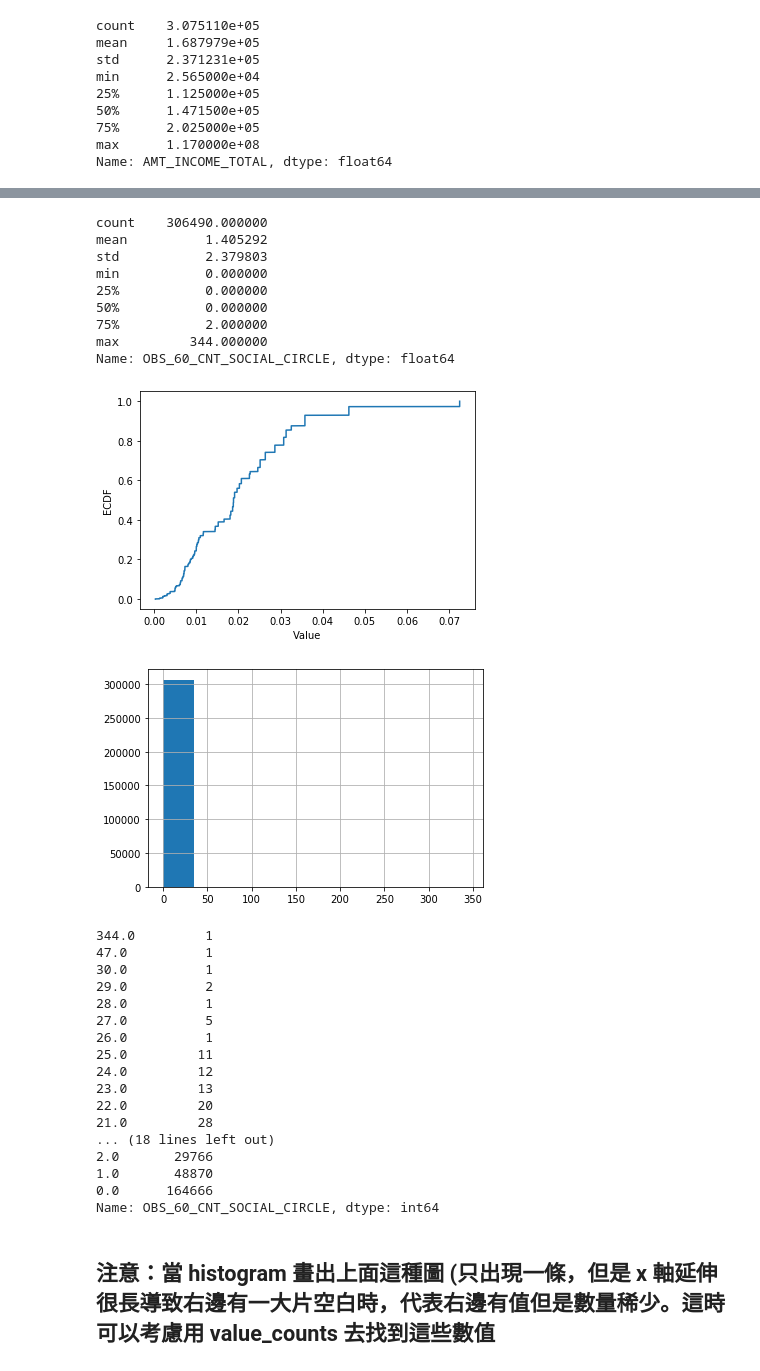
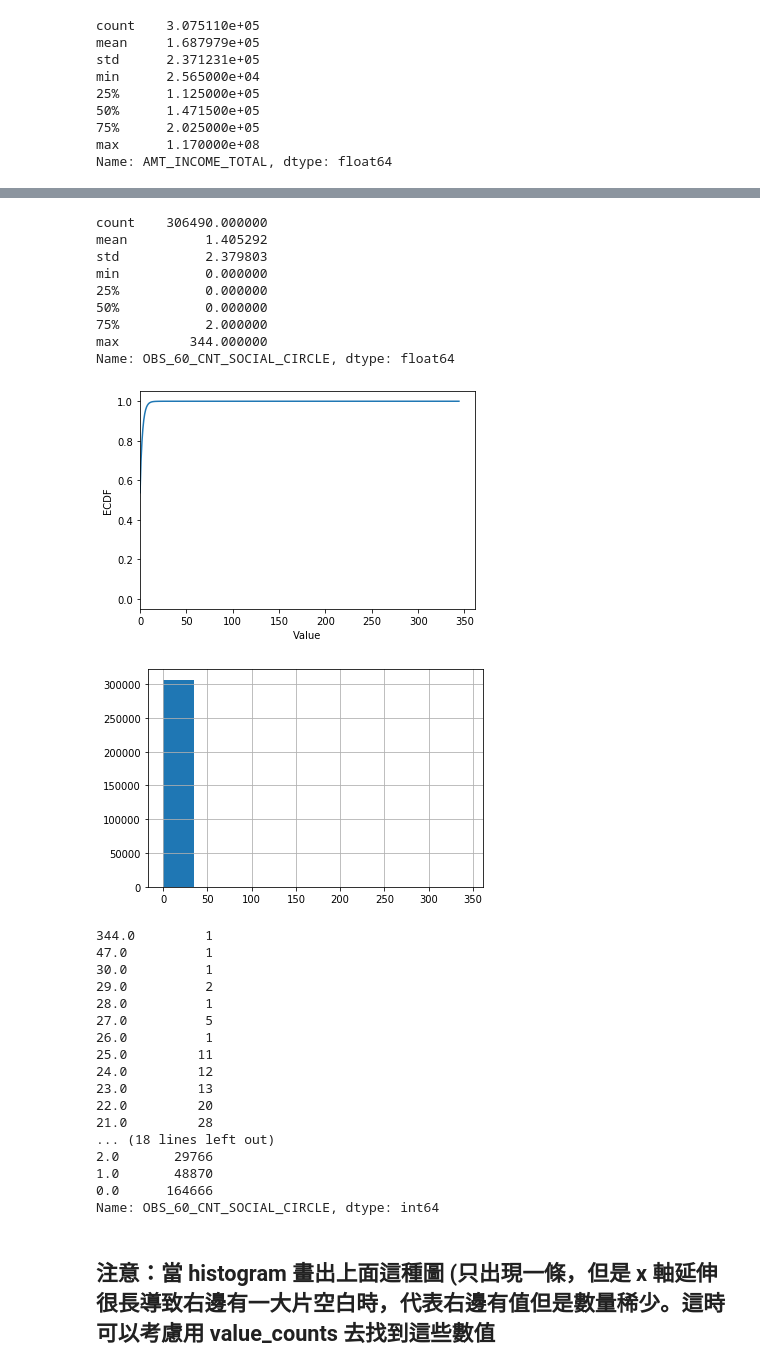
Before and after one commit to ss900371tw/3rd-ML100Days, a Jupyter notebook: homework/Day_009_HW/Day_009_HW.ipynb, the cells around one changed output, grey strips where cells are left out. Cells and saved outputs as stored; diff of their text form; code cells hidden in the pictures.

```diff
--- a/homework/Day_009_HW/Day_009_HW.ipynb
+++ b/homework/Day_009_HW/Day_009_HW.ipynb
@@ -188,32 +188,31 @@ Name: REGION_POPULATION_RELATIVE, Length: 81, dtype: int64
 # %%
 # 最大值落在分布之外
 print(app_train['OBS_60_CNT_SOCIAL_CIRCLE'].describe())
 
 # 繪製 Empirical Cumulative Density Plot (ECDF)
-cdf=sm.distributions.ECDF(np.array(app_train['REGION_POPULATION_RELATIVE']))
+cdf = app_train['OBS_60_CNT_SOCIAL_CIRCLE'].value_counts().sort_index().cumsum()
 
-
-plt.plot(cdf.x, cdf.y)
+plt.plot(list(cdf.index), cdf/cdf.max())
 plt.xlabel('Value')
 plt.ylabel('ECDF')
-#plt.xlim([cdf.index.min() * 0.95, cdf.index.max() * 1.05])
+plt.xlim([cdf.index.min() * 0.95, cdf.index.max() * 1.05])
 plt.ylim([-0.05,1.05]) # 限制顯示圖片的範圍
 plt.show()
 
 app_train['OBS_60_CNT_SOCIAL_CIRCLE'].hist()
 plt.show()
 print(app_train['OBS_60_CNT_SOCIAL_CIRCLE'].value_counts().sort_index(ascending = False))
 # %% [output]
 count    306490.000000
 mean          1.405292
 std           2.379803
 min           0.000000
 25%           0.000000
 50%           0.000000
 75%           2.000000
 max         344.000000
 Name: OBS_60_CNT_SOCIAL_CIRCLE, dtype: float64
-[figure, old version]
+[figure, new version]
 [figure]
 344.0         1
 47.0          1
```
Also changed, not shown: parts of 3 cells of this notebook.
